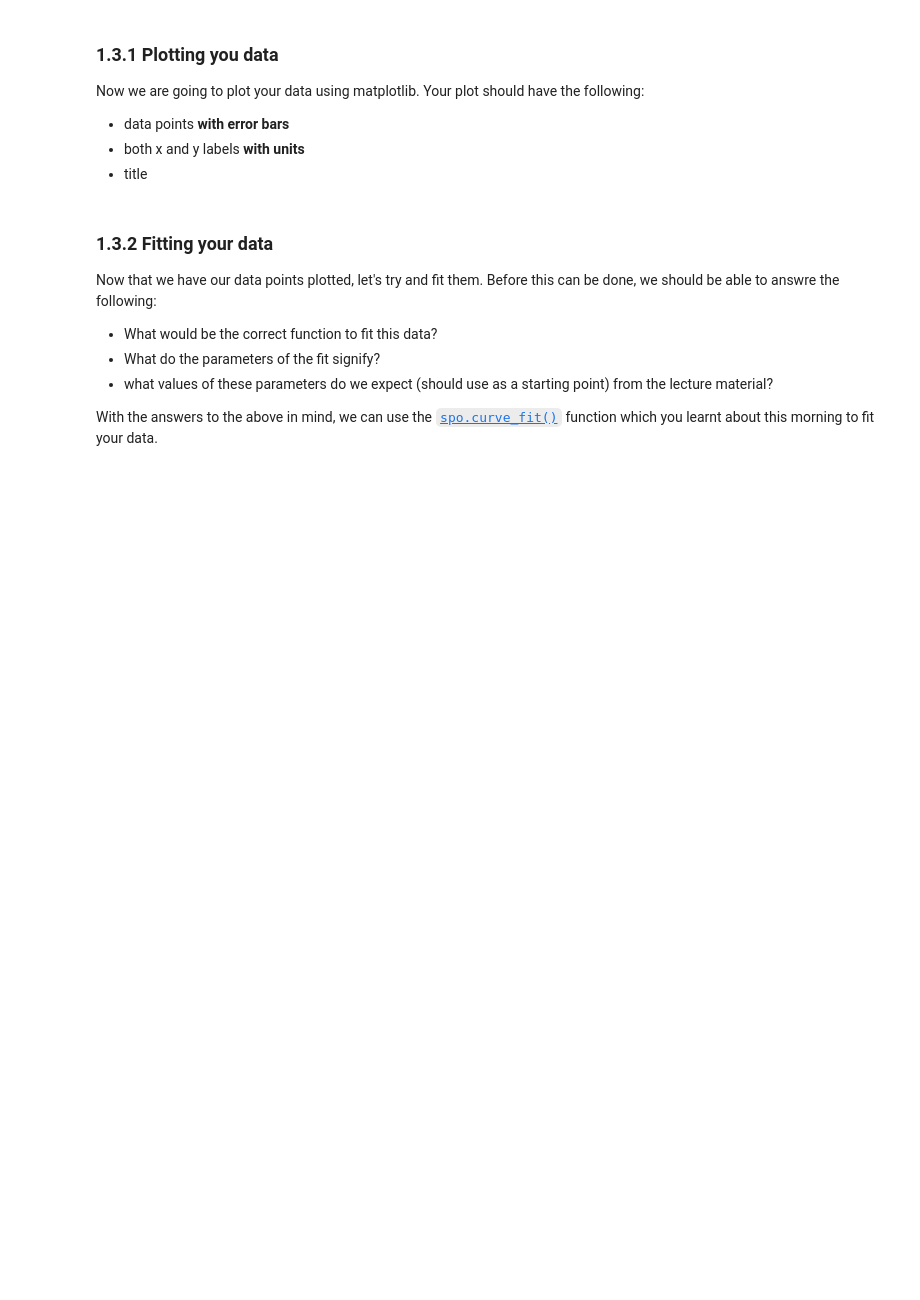
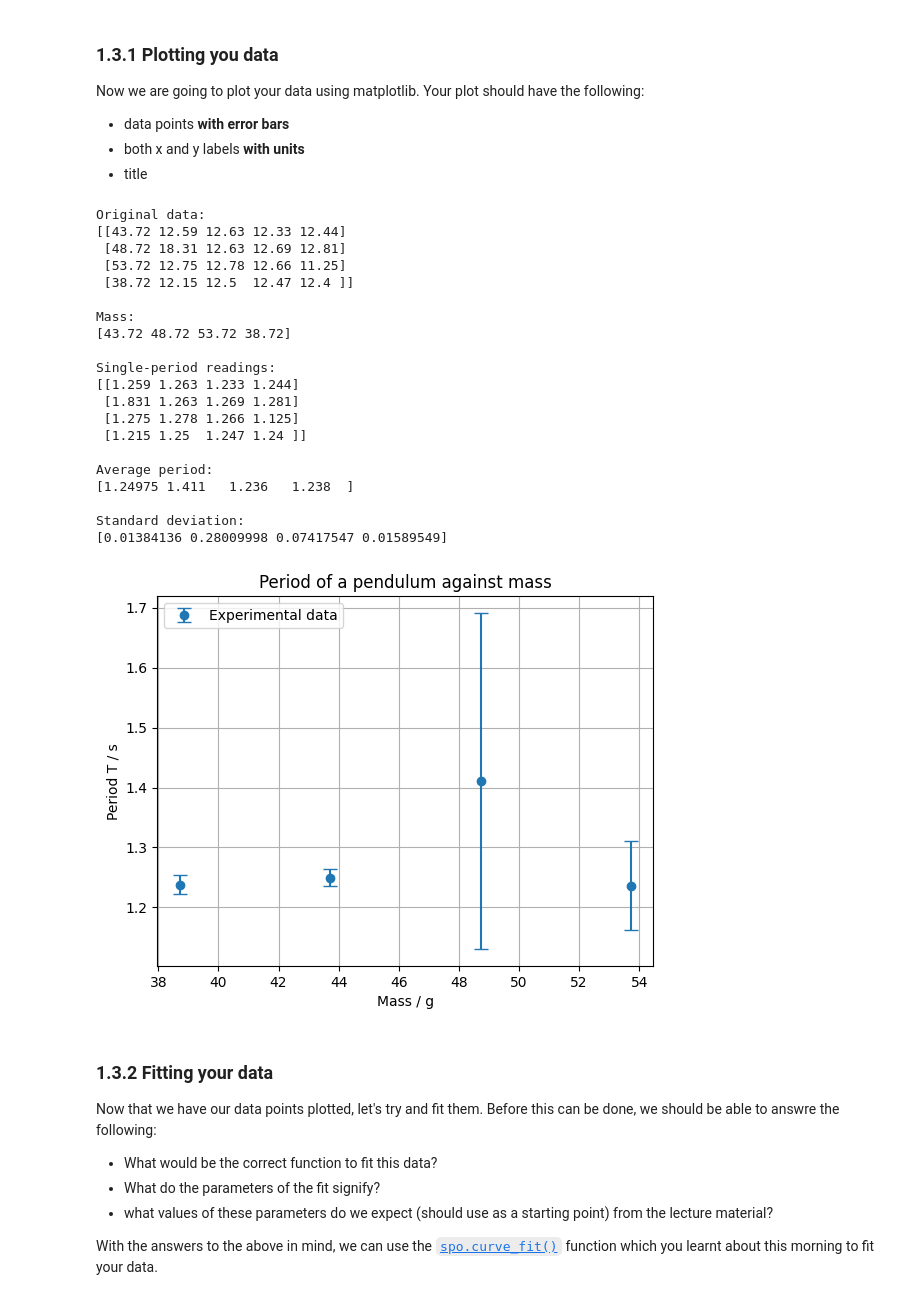
Before and after one commit to AFreeSeagul/IC-GSS-Python, a Jupyter notebook: notebooks/Experiments_1_2.ipynb, the cells around one changed output. Saved outputs shown, nothing was run; the diff lists cells and outputs as text; code cells hidden in the pictures; blank space fills up the shorter version.

```diff
--- a/notebooks/Experiments_1_2.ipynb
+++ b/notebooks/Experiments_1_2.ipynb
@@ -104,6 +215,83 @@ Now we are going to plot your data using matplotlib. Your plot should have the f
 * data points **with error bars**
 * both x and y labels **with units**
 * title
+# %%
+#plotting the graph
+import numpy as np
+import matplotlib.pyplot as plt
+
+data1 = sheet1.to_array()
+
+print("Original data:")
+print(data1)
+
+mass = data1[:, 0]
+
+time_10_periods = data1[:, 1:5]
+
+
+valid_rows = mass != 0
+
+mass = mass[valid_rows]
+time_10_periods = time_10_periods[valid_rows]
+
+period_readings = time_10_periods / 10
+1
+period_avg = np.mean(period_readings, axis=1)
+
+
+period_std = np.std(period_readings, axis=1, ddof=1)
+
+print("\nMass:")
+print(mass)
+
+print("\nSingle-period readings:")
+print(period_readings)
+
+print("\nAverage period:")
+print(period_avg)
+
+print("\nStandard deviation:")
+print(period_std)
+
+plt.errorbar(
+    mass,
+    period_avg,
+    yerr=period_std,
+    fmt="o",
+    capsize=5,
+    label="Experimental data"
+)
+
+plt.xlabel("Mass / g")
+plt.ylabel("Period T / s")
+plt.title("Period of a pendulum against mass")
+
+plt.grid()
+plt.legend()
+plt.show()
+# %% [output]
+Original data:
+[[43.72 12.59 12.63 12.33 12.44]
+ [48.72 18.31 12.63 12.69 12.81]
+ [53.72 12.75 12.78 12.66 11.25]
+ [38.72 12.15 12.5  12.47 12.4 ]]
+
+Mass:
+[43.72 48.72 53.72 38.72]
+
+Single-period readings:
+[[1.259 1.263 1.233 1.244]
+ [1.831 1.263 1.269 1.281]
+ [1.275 1.278 1.266 1.125]
+ [1.215 1.25  1.247 1.24 ]]
+
+Average period:
+[1.24975 1.411   1.236   1.238  ]
+
+Standard deviation:
+[0.01384136 0.28009998 0.07417547 0.01589549]
+[figure, added]
 # %% [markdown]
 ### 1.3.2 Fitting your data
 
```
Also changed, not shown: parts of 8 cells of this notebook.
